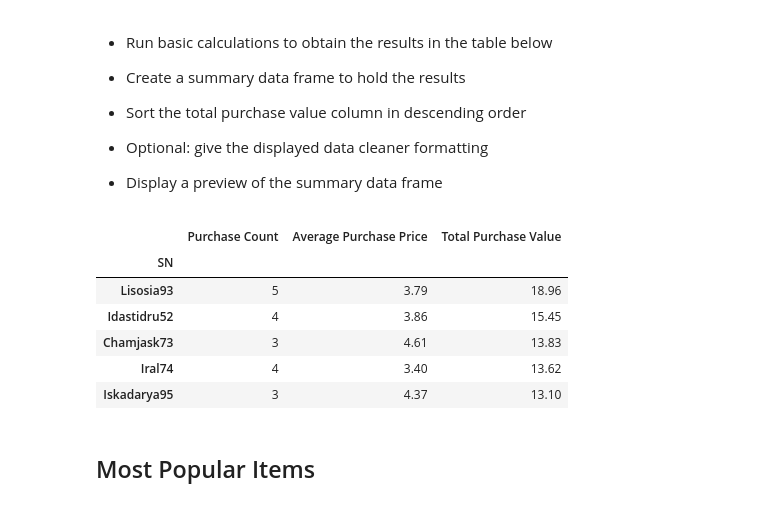
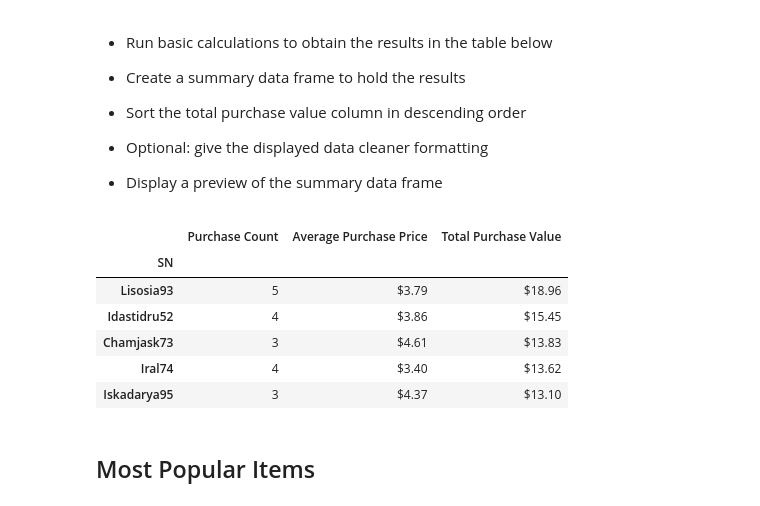
Before and after one commit to mattyk33/Heroes-of-Pymoli-Pandas, a Jupyter notebook: HousesOfPymoli/HeroesOfPymoli_starter.ipynb, the cells around one changed output. Drawn from its saved outputs; the diff is of its cells as text; code cells hidden in the pictures.

```diff
--- a/HousesOfPymoli/HeroesOfPymoli_starter.ipynb
+++ b/HousesOfPymoli/HeroesOfPymoli_starter.ipynb
@@ -229,24 +236,27 @@ purchasing_analysis_age.head(8)
 # %%
 sn_group_data = purchase_data.groupby(["SN"])
 
 purchase_count = sn_group_data["Item ID"].count()
 total_purchase_value = sn_group_data["Price"].sum()
 average_purchase_price = round((total_purchase_value / purchase_count), 2)
 
 top_spenders = pd.DataFrame({"Purchase Count": purchase_count,
                          "Average Purchase Price": average_purchase_price,
                          "Total Purchase Value": total_purchase_value})
 
 top_spenders = top_spenders.sort_values("Total Purchase Value", ascending=False)
+
+top_spenders["Average Purchase Price"] = top_spenders["Average Purchase Price"].map("${:.2f}".format)
+top_spenders["Total Purchase Value"] = top_spenders["Total Purchase Value"].map("${:.2f}".format)
 top_spenders.head()
 # %% [output]
 |  | Purchase Count | Average Purchase Price | Total Purchase Value |
 | SN |  |  |  |
-| Lisosia93 | 5 | 3.79 | 18.96 |
-| Idastidru52 | 4 | 3.86 | 15.45 |
-| Chamjask73 | 3 | 4.61 | 13.83 |
-| Iral74 | 4 | 3.40 | 13.62 |
-| Iskadarya95 | 3 | 4.37 | 13.10 |
+| Lisosia93 | 5 | $3.79 | $18.96 |
+| Idastidru52 | 4 | $3.86 | $15.45 |
+| Chamjask73 | 3 | $4.61 | $13.83 |
+| Iral74 | 4 | $3.40 | $13.62 |
+| Iskadarya95 | 3 | $4.37 | $13.10 |
 # %% [markdown]
 ## Most Popular Items
 # %% [markdown]
```
Also changed, not shown: parts of 7 cells of this notebook.
